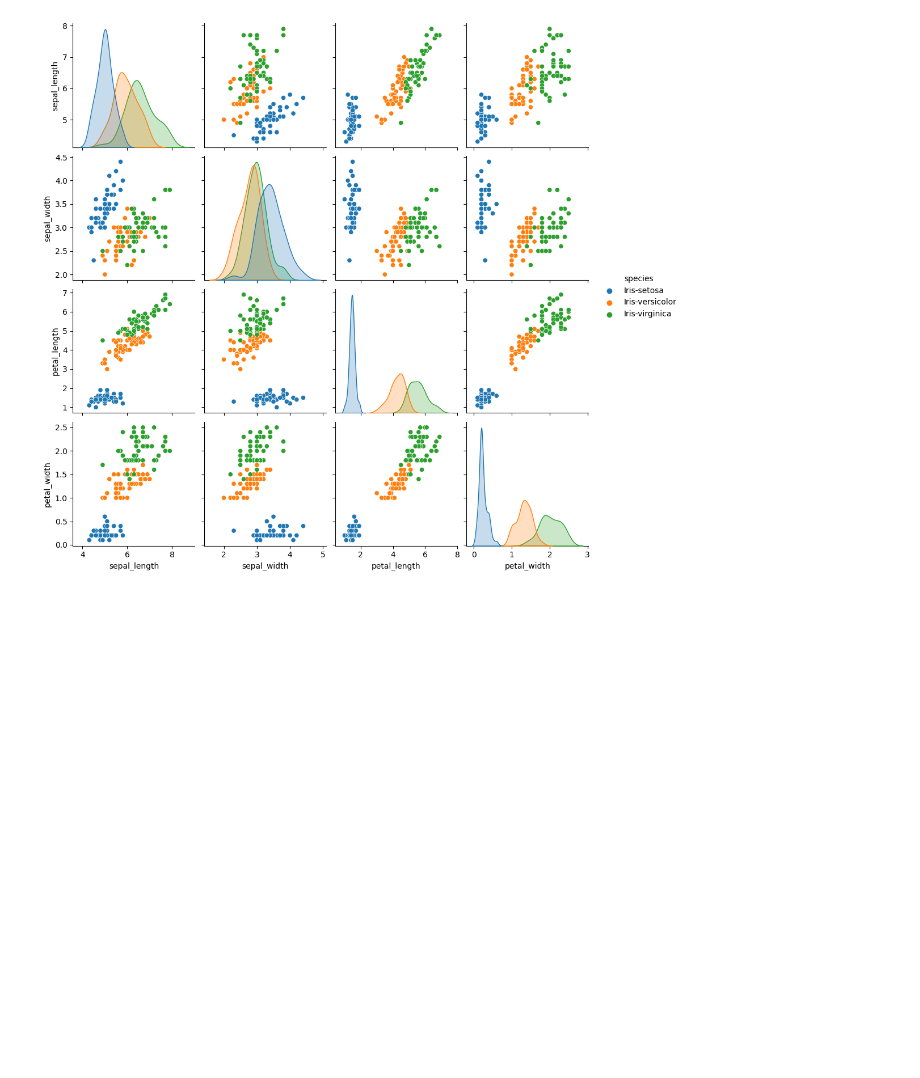
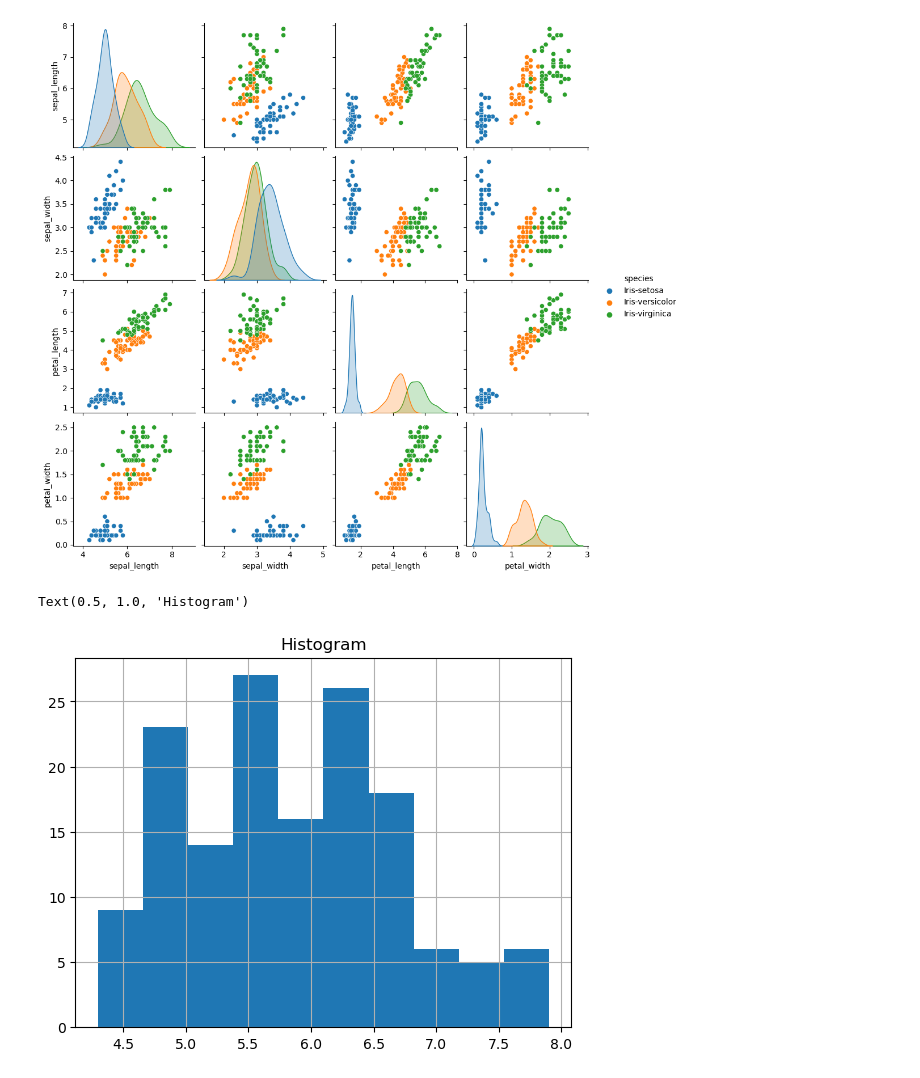
Before and after one commit to pranayguptag/CodSoft.2, a Jupyter notebook: Task.2/IRIS FLOWER CLASSIFICATION.ipynb, the cells around one changed output. Saved outputs shown, nothing was run; the diff lists cells and outputs as text; code cells hidden in the pictures; blank space fills up the shorter version.

```diff
--- a/Task.2/IRIS FLOWER CLASSIFICATION.ipynb
+++ b/Task.2/IRIS FLOWER CLASSIFICATION.ipynb
@@ -129,3 +128,9 @@ sns.pairplot(iris,hue = "species")
 # %% [output]
 <seaborn.axisgrid.PairGrid at 0x...>
 [figure]
+# %%
+iris['sepal_length'].hist()
+plt.title('Histogram')
+# %% [output]
+Text(0.5, 1.0, 'Histogram')
+[figure, added]
```
Also changed, not shown: parts of 25 cells of this notebook.
